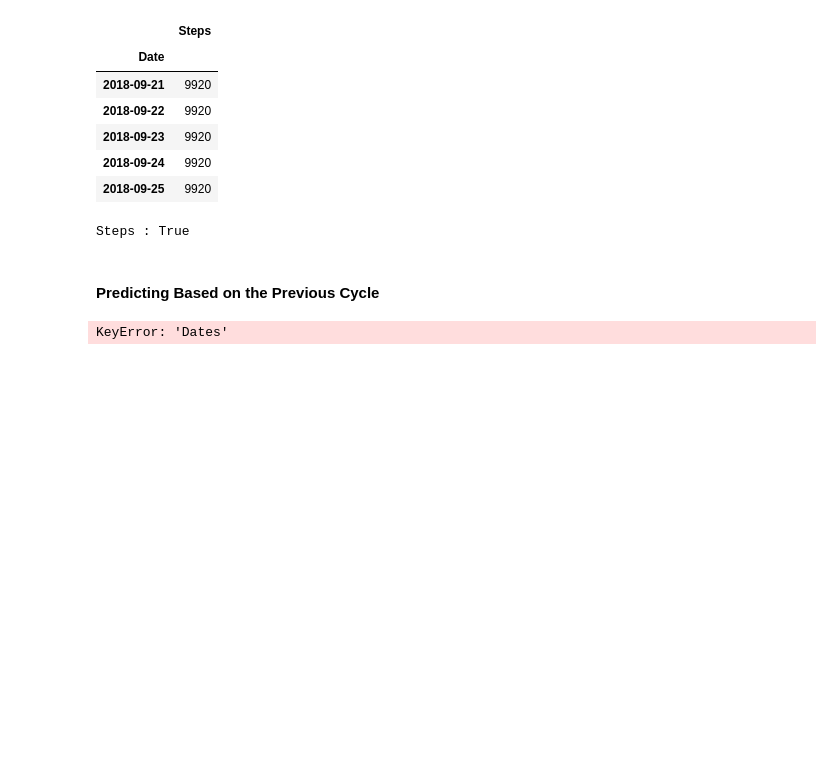
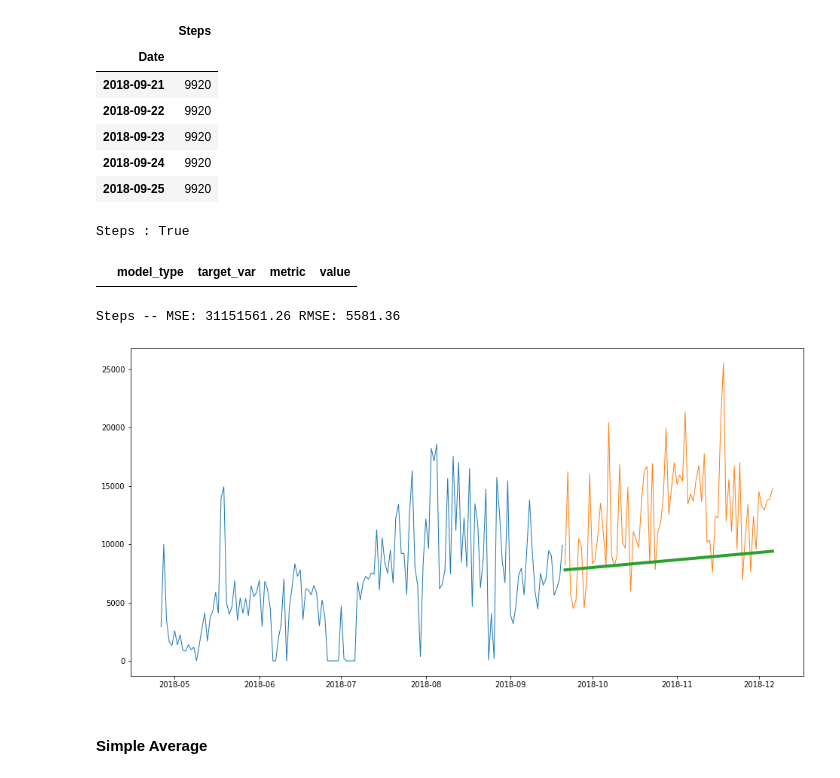
Before and after one commit to Bayes19/Project-Fitbit, a Jupyter notebook: Baseline for Steps .ipynb, the cells around one changed output. Drawn from its saved outputs; the diff is of its cells as text; code cells hidden in the pictures; blank space fills up the shorter version.

Commit message:
baseline models don

```diff
--- a/Baseline for Steps .ipynb
+++ b/Baseline for Steps .ipynb
@@ -113,9 +100,47 @@ yhat.tail()
-# %% [markdown]
-#### Predicting Based on the Previous Cycle
-# %%
-yhat = train['Dates'] + train['Dates'].diff(14).mean()
-# set the date (index) to be represent the date for our predictions
-yhat.index = pd.date_range('2016-04-20', periods=len(yhat))
-yhat.tail()
-# %% [output]
-KeyError: 'Dates'
+# %%
+def evaluate(target_var, train = train, test = test, output=True):
+    mse = metrics.mean_squared_error(test[target_var], yhat[target_var])
+    rmse = math.sqrt(mse)
+
+    if output:
+        print('MSE:  {}'.format(mse))
+        print('RMSE: {}'.format(rmse))
+    else:
+        return mse, rmse
+def plot_and_eval(target_vars, train = train, test = test, metric_fmt = '{:.2f}', linewidth = 4):
+    if type(target_vars) is not list:
+        target_vars = [target_vars]
+
+    plt.figure(figsize=(16, 8))
+    plt.plot(train[target_vars],label='Train', linewidth=1)
+    plt.plot(test[target_vars], label='Test', linewidth=1)
+
+    for var in target_vars:
+        mse, rmse = evaluate(target_var = var, train = train, test = test, output=False)
+        plt.plot(yhat[var], linewidth=linewidth)
+        print(f'{var} -- MSE: {metric_fmt} RMSE: {metric_fmt}'.format(mse, rmse))
+
+    plt.show()
+
+def append_eval_df(model_type, target_vars, train = train, test = test):
+    temp_eval_df = pd.concat([pd.DataFrame([[model_type, i, 'mse', evaluate(target_var = i,
+                                                                            train = train,
+                                                                            test = test,
+                                                                            output=False)[0]],
+                                            [model_type, i, 'rmse', evaluate(target_var = i,
+                                                                             train = train,
+                                                                             test = test,
+                                                                             output=False)[1]]],
+                                           columns=['model_type', 'target_var', 'metric', 'value'])
+                              for i in target_vars], ignore_index=True)
+    return eval_df.append(temp_eval_df, ignore_index=True)
+
+eval_df = pd.DataFrame(columns=['model_type', 'target_var', 'metric', 'value'])
+eval_df
+# %% [output]
+|  | model_type | target_var | metric | value |
+# %%
+plot_and_eval(target_vars=target_vars, train = train, test = test)
+# %% [output]
+Steps -- MSE: 31151561.26 RMSE: 5581.36
+[figure, added]
@@ -121,0 +149,2 @@ KeyError: 'Dates'
+# %% [markdown]
+#### Simple Average
```
Also changed, not shown: parts of 13 cells of this notebook.
